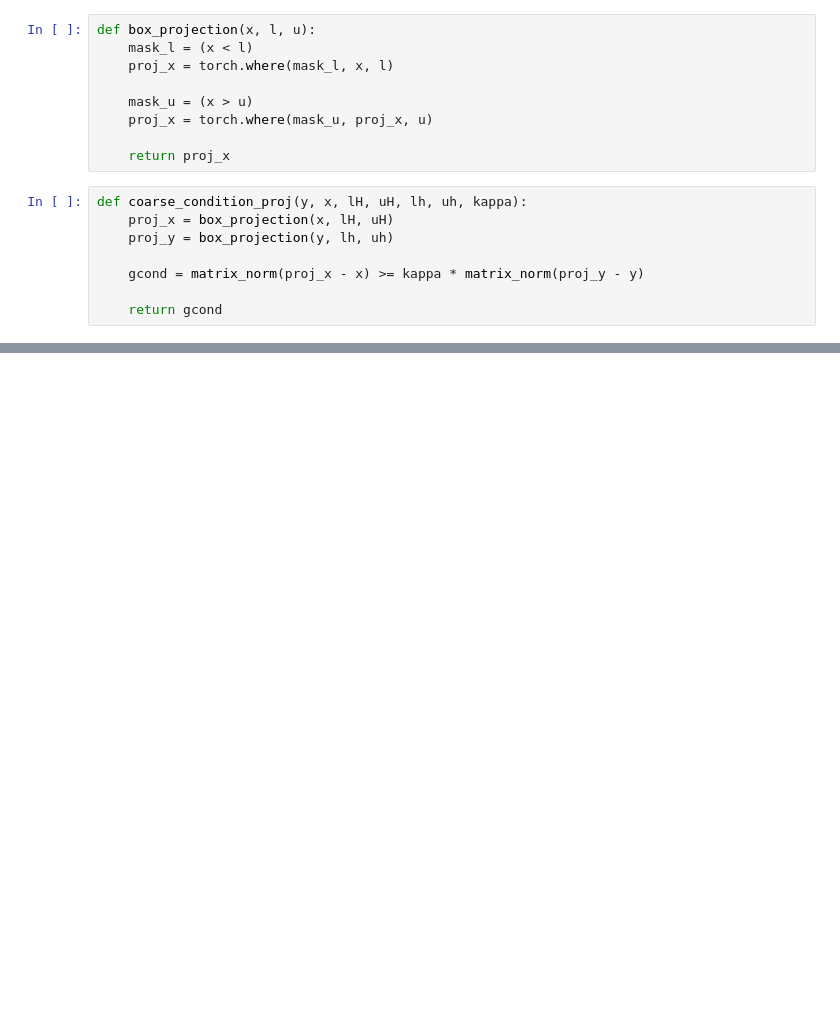
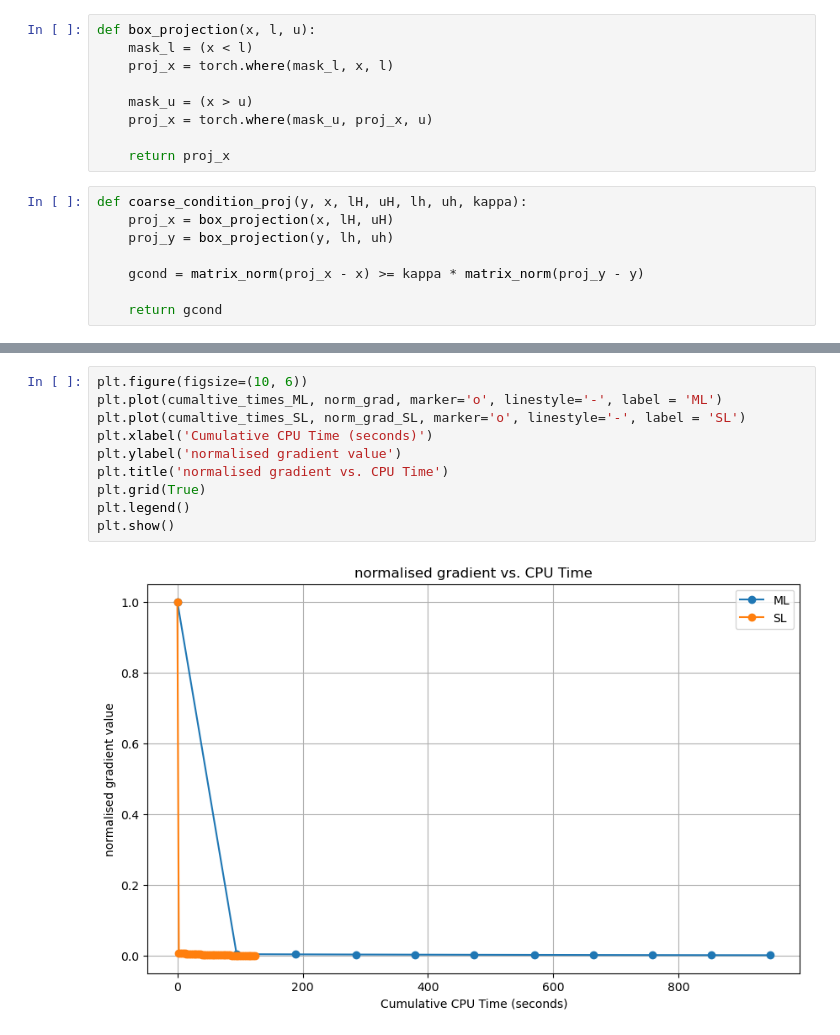
Before and after one commit to yaraelshiaty/MLBPGD, a Jupyter notebook: test_many_levels.ipynb, the cells around one changed output, grey strips where cells are left out. Saved outputs shown, nothing was run; the diff lists cells and outputs as text; blank space fills up the shorter version.

```diff
--- a/test_many_levels.ipynb
+++ b/test_many_levels.ipynb
@@ -283,3 +334,15 @@ plt.show()
+# %%
+plt.figure(figsize=(10, 6))
+plt.plot(cumaltive_times_ML, norm_grad, marker='o', linestyle='-', label = 'ML')
+plt.plot(cumaltive_times_SL, norm_grad_SL, marker='o', linestyle='-', label = 'SL')
+plt.xlabel('Cumulative CPU Time (seconds)')
+plt.ylabel('normalised gradient value')
+plt.title('normalised gradient vs. CPU Time')
+plt.grid(True)
+plt.legend()
+plt.show()
+# %% [output]
+[figure, added]
 # %%
 plt.imshow(z0.detach().numpy(), cmap = 'gray')
 # %% [output]
```
Also changed, not shown: parts of 10 cells of this notebook, 1 other file.
